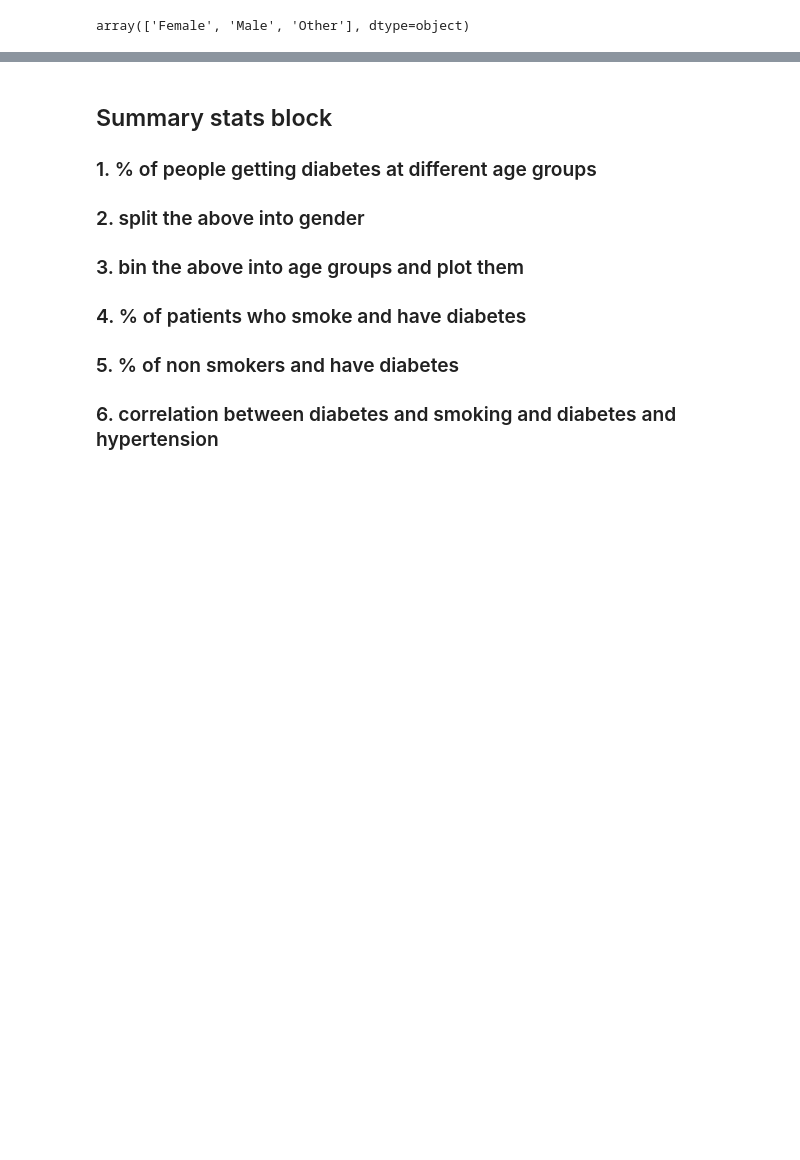
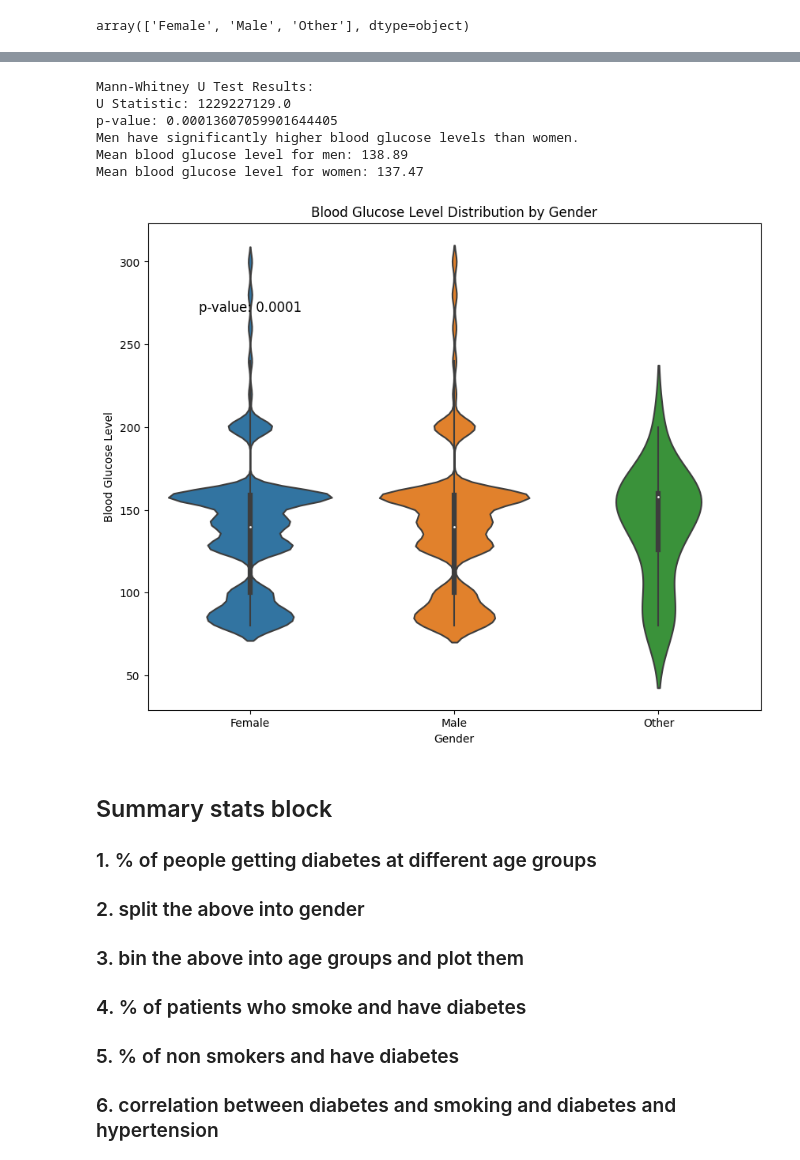
Before and after one commit to piyus22/SUGAR, a Jupyter notebook: diabetes_analysis.ipynb, the cells around one changed output, grey strips where cells are left out. Cells and saved outputs as stored; diff of their text form; code cells hidden in the pictures; blank space fills up the shorter version.

```diff
--- a/diabetes_analysis.ipynb
+++ b/diabetes_analysis.ipynb
@@ -73,3 +142,48 @@ plt.show()
+# %%
+# Both the male and female blood glucose levels are not normally distributed, and there is a significant difference between the two groups.
+stat, p = mannwhitneyu(diabetes_men, diabetes_women, alternative='greater') #greater to test if men > women
+
+# Print the results
+print("Mann-Whitney U Test Results:")
+print("U Statistic:", stat)
+print("p-value:", p)
+
+# Interpret the results
+alpha = 0.05
+if p < alpha:
+    print("Men have significantly higher blood glucose levels than women.")
+else:
+    print("There is no significant difference, or women have higher blood glucose levels.")
+
+# Calculate the mean blood glucose levels for men and women
+mean_men = diabetes_men.mean()
+mean_women = diabetes_women.mean()
+
+print(f"Mean blood glucose level for men: {mean_men:.2f}")
+print(f"Mean blood glucose level for women: {mean_women:.2f}")
+
+
+plt.figure(figsize=(10, 8))
+sns.violinplot(x='gender', y='blood_glucose_level', data=diabetes_ip_file)
+
+# Add the p-value to the plot
+plt.text(0, diabetes_ip_file['blood_glucose_level'].max() * 0.9, f"p-value: {p:.4f}", ha='center', fontsize=12)
+
+# Set plot title and labels
+plt.title("Blood Glucose Level Distribution by Gender")
+plt.xlabel("Gender")
+plt.ylabel("Blood Glucose Level")
+
+# Show the plot
+plt.show()
+# %% [output]
+Mann-Whitney U Test Results:
+U Statistic: 1229227129.0
+p-value: 0.00013607059901644405
+Men have significantly higher blood glucose levels than women.
+Mean blood glucose level for men: 138.89
+Mean blood glucose level for women: 137.47
+[figure, added]
 # %% [markdown]
 ## Summary stats block
 ### 1. % of people getting diabetes at different age groups
```
Also changed, not shown: parts of 3 cells of this notebook, 2 other files.
